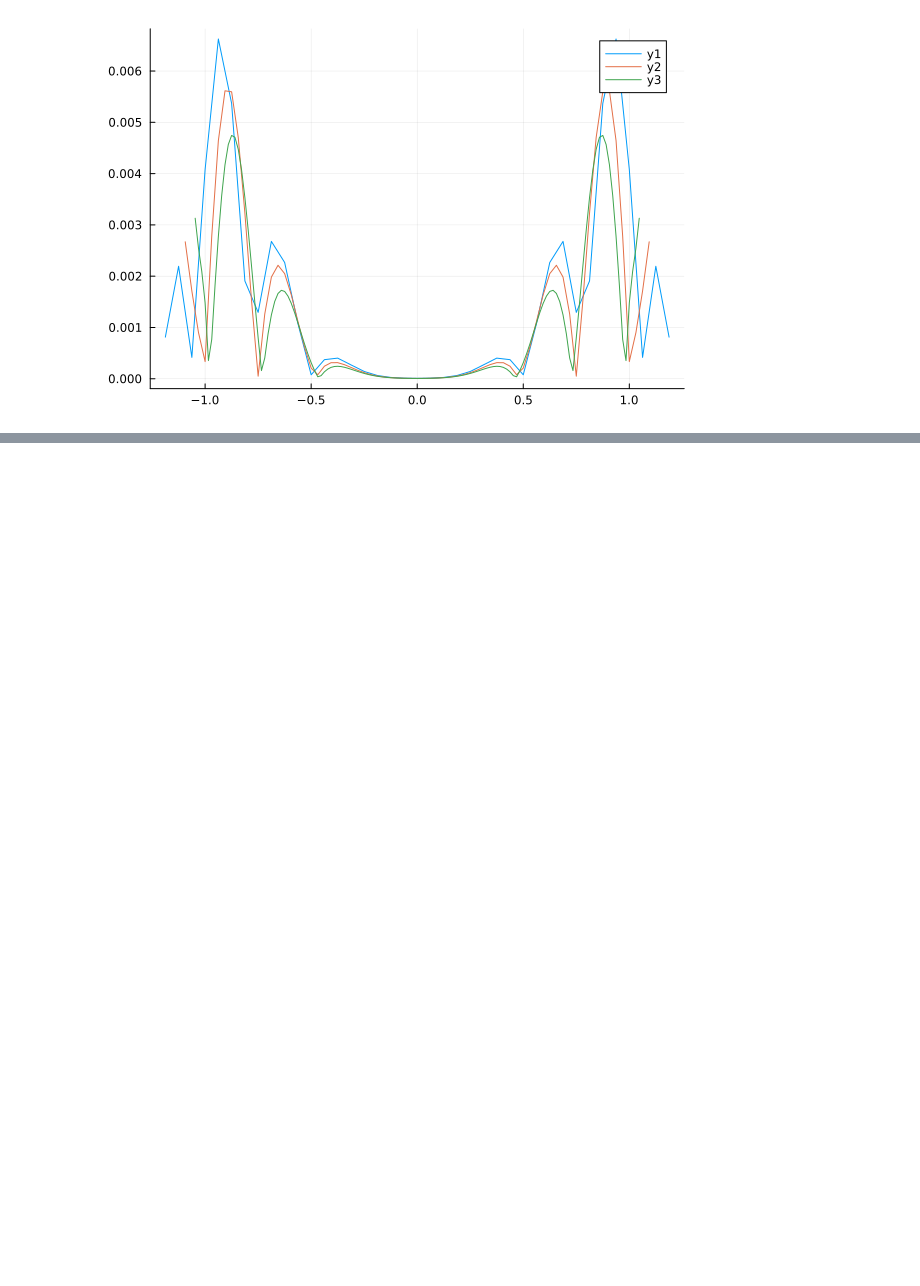
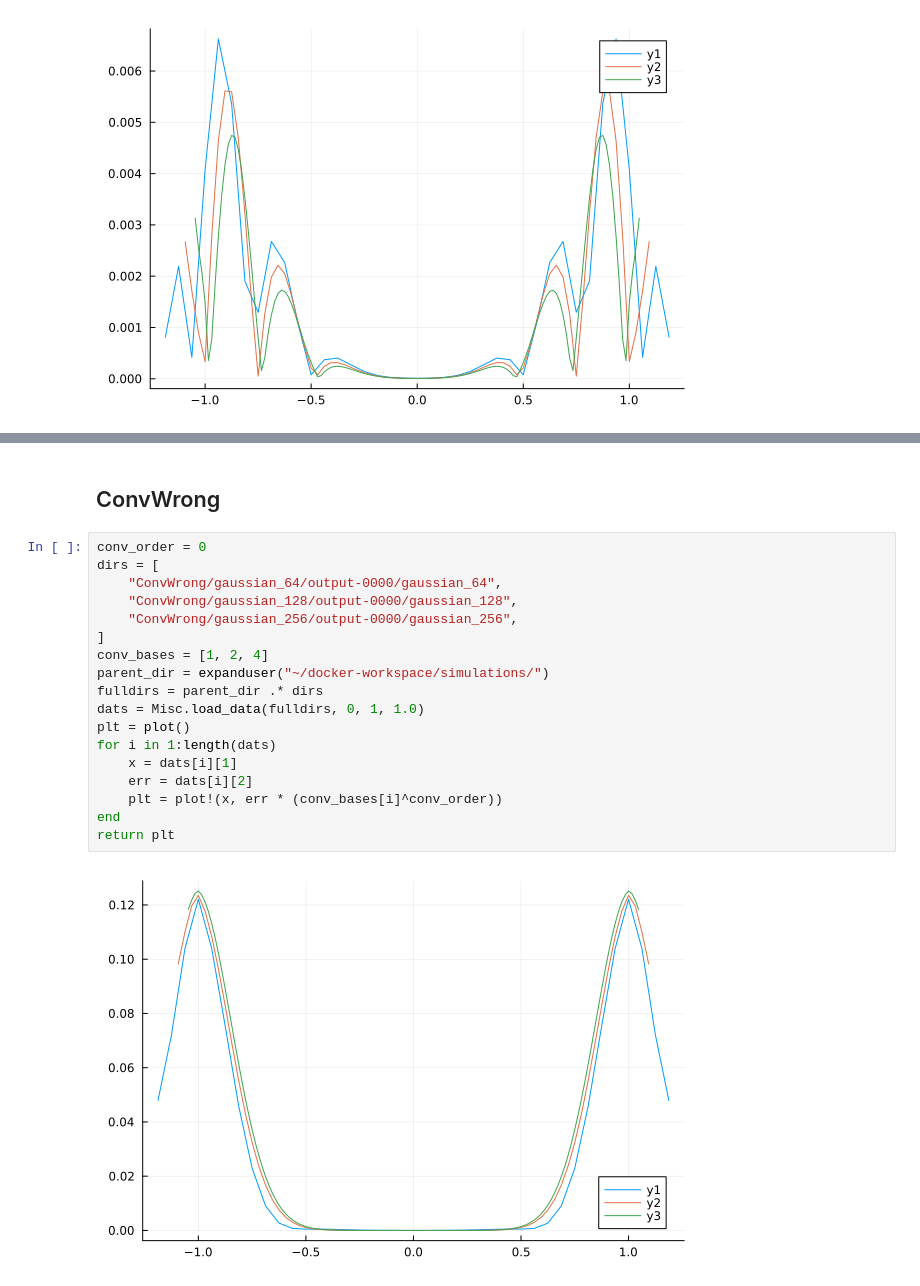
Before and after one commit to lwJi/Docs-Subcycling, a Jupyter notebook: ipynb-carpetx/Convergence.ipynb, the cells around one changed output, grey strips where cells are left out. Cells and saved outputs as stored; diff of their text form; blank space fills up the shorter version.

```diff
--- a/ipynb-carpetx/Convergence.ipynb
+++ b/ipynb-carpetx/Convergence.ipynb
@@ -50,0 +94,22 @@ return plt
+# %% [markdown]
+## ConvWrong
+# %%
+conv_order = 0
+dirs = [
+    "ConvWrong/gaussian_64/output-0000/gaussian_64",
+    "ConvWrong/gaussian_128/output-0000/gaussian_128",
+    "ConvWrong/gaussian_256/output-0000/gaussian_256",
+]
+conv_bases = [1, 2, 4]
+parent_dir = expanduser("~/docker-workspace/simulations/")
+fulldirs = parent_dir .* dirs
+dats = Misc.load_data(fulldirs, 0, 1, 1.0)
+plt = plot()
+for i in 1:length(dats)
+    x = dats[i][1]
+    err = dats[i][2]
+    plt = plot!(x, err * (conv_bases[i]^conv_order))
+end
+return plt
+# %% [output]
+[figure, added]
```
Also changed, not shown: parts of 9 cells of this notebook.
